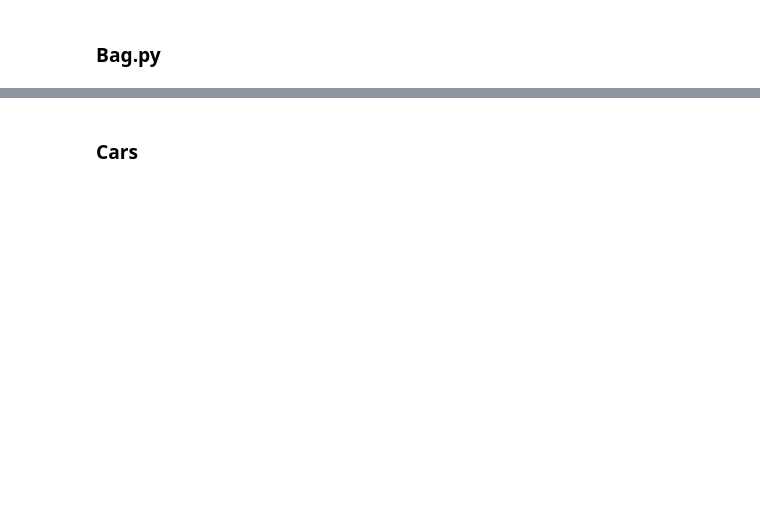
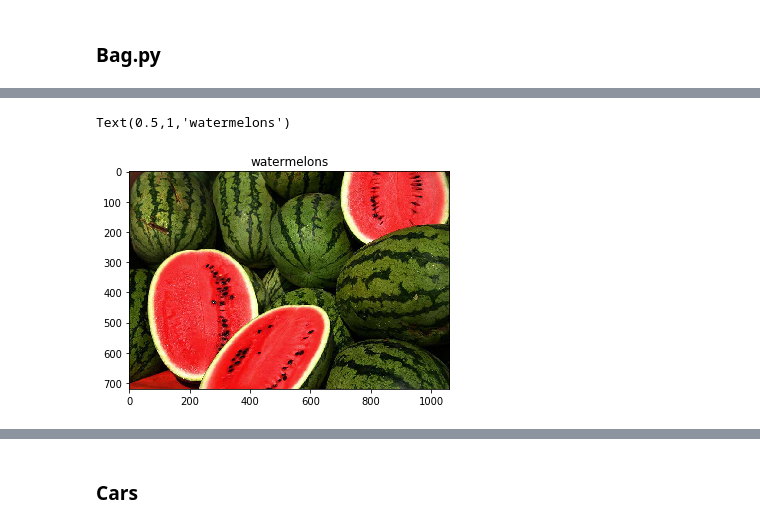
Before and after one commit to freecraver/ML-fun, a Jupyter notebook: deep_learning/Bag-of-Visual-Words-Python-master/bagofwordswilma.ipynb, the cells around one changed output, grey strips where cells are left out. Cells and saved outputs as stored; diff of their text form; code cells hidden in the pictures; blank space fills up the shorter version.

```diff
--- a/deep_learning/Bag-of-Visual-Words-Python-master/bagofwordswilma.ipynb
+++ b/deep_learning/Bag-of-Visual-Words-Python-master/bagofwordswilma.ipynb
@@ -425,0 +597,9 @@ error: OpenCV(3.4.1) C:\Miniconda3\conda-bld\opencv-suite_1533128839831\work\ope
+# %%
+cars.dictionaryfy()
+fruits.dictionaryfy()
+im = Image.fromarray(fruits.images['watermelons'][0])
+plt.imshow(im)
+plt.title('watermelons')
+# %% [output]
+Text(0.5,1,'watermelons')
+[figure, added]
```
Also changed, not shown: parts of 16 cells of this notebook.
